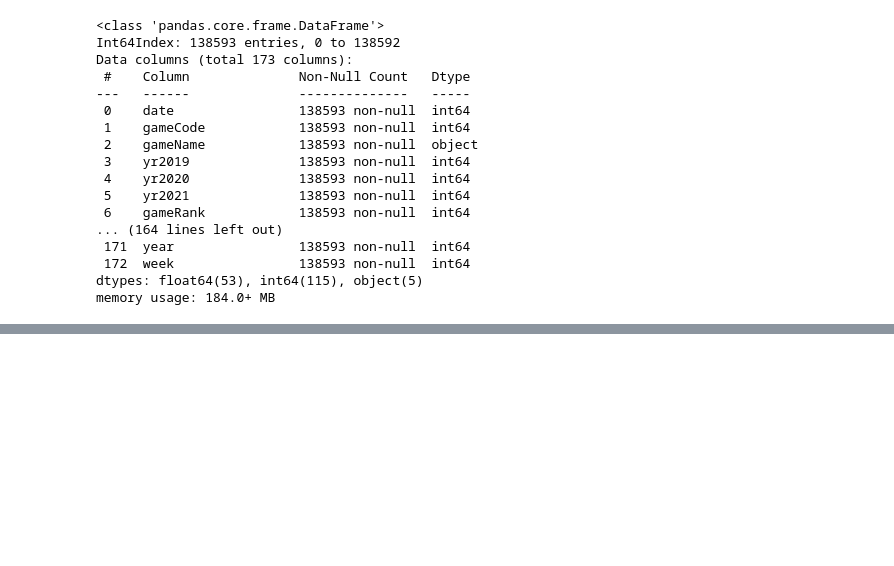
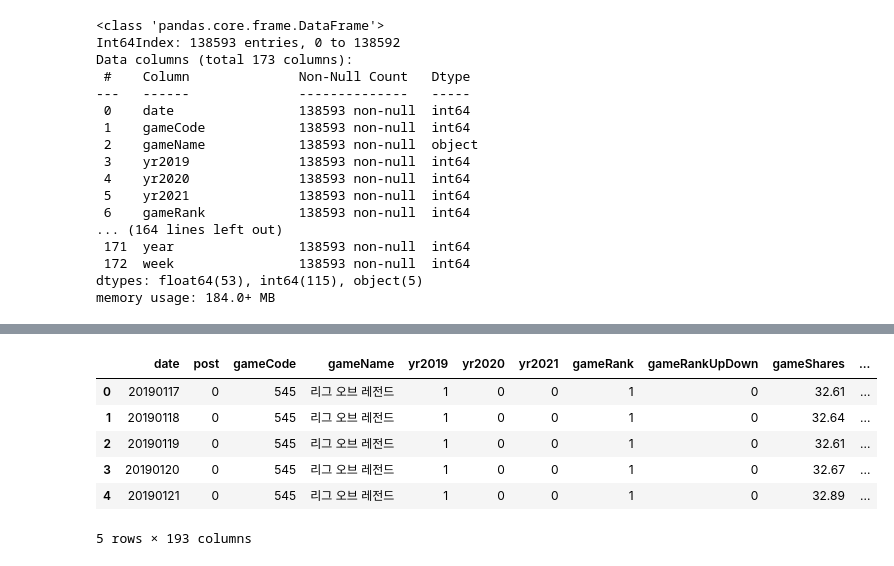
Before and after one commit to suhyeonnnnn/TopicModeling, a Jupyter notebook: merge.ipynb, the cells around one changed output, grey strips where cells are left out. Saved outputs shown, nothing was run; the diff lists cells and outputs as text; code cells hidden in the pictures; blank space fills up the shorter version.

```diff
--- a/merge.ipynb
+++ b/merge.ipynb
@@ -968,0 +1251,11 @@ df6.to_csv("game_master_ver1.csv")
+# %%
+df11 = pd.read_csv('game_master_ver3.csv')
+df11.head()
+# %% [output]
+|  | date | post | gameCode | gameName | yr2019 | yr2020 | yr2021 | gameRank | gameRankUpDown | gameShares | ... |
+| 0 | 20190117 | 0 | 545 | 리그 오브 레전드 | 1 | 0 | 0 | 1 | 0 | 32.61 | ... |
+| 1 | 20190118 | 0 | 545 | 리그 오브 레전드 | 1 | 0 | 0 | 1 | 0 | 32.64 | ... |
+| 2 | 20190119 | 0 | 545 | 리그 오브 레전드 | 1 | 0 | 0 | 1 | 0 | 32.61 | ... |
+| 3 | 20190120 | 0 | 545 | 리그 오브 레전드 | 1 | 0 | 0 | 1 | 0 | 32.67 | ... |
+| 4 | 20190121 | 0 | 545 | 리그 오브 레전드 | 1 | 0 | 0 | 1 | 0 | 32.89 | ... |
+5 rows × 193 columns
```
Also changed, not shown: parts of 45 cells of this notebook, 1 other file.
